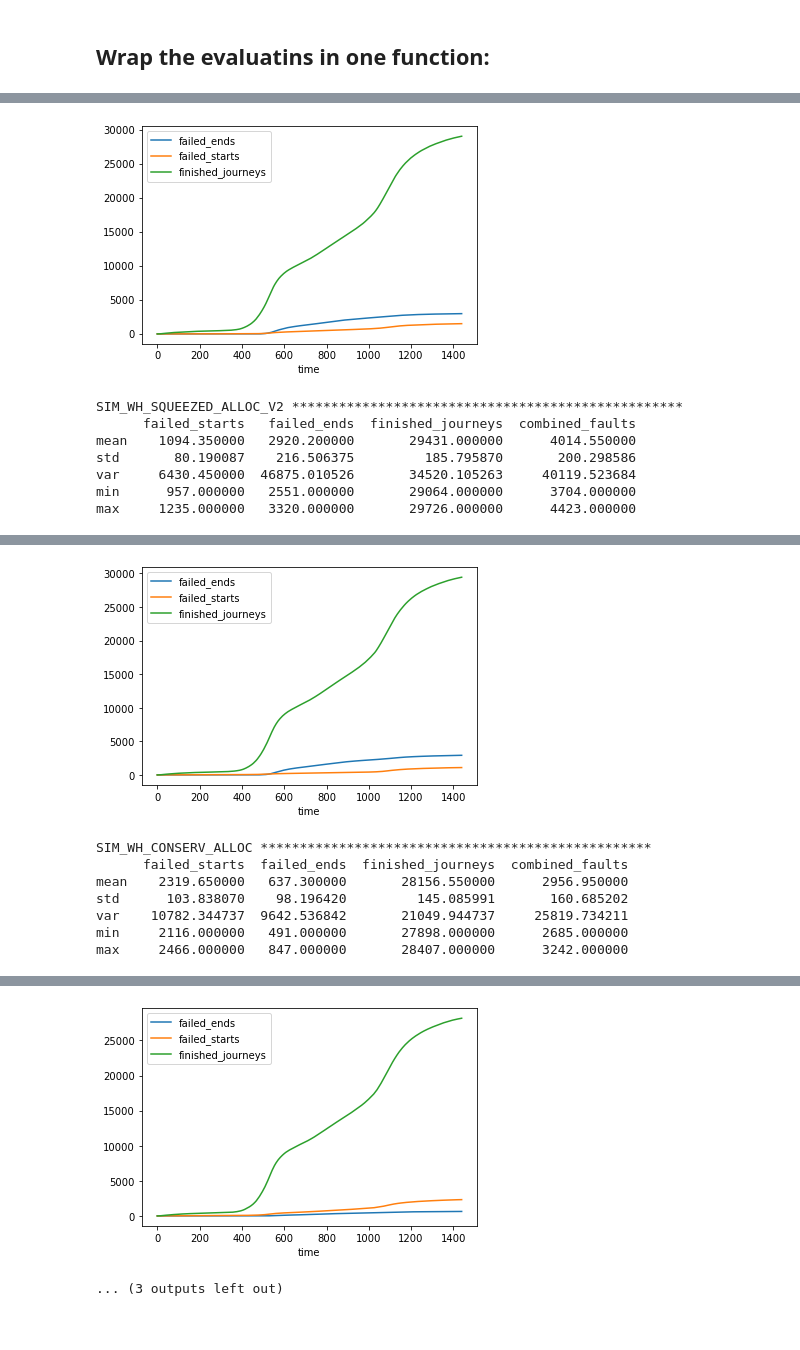
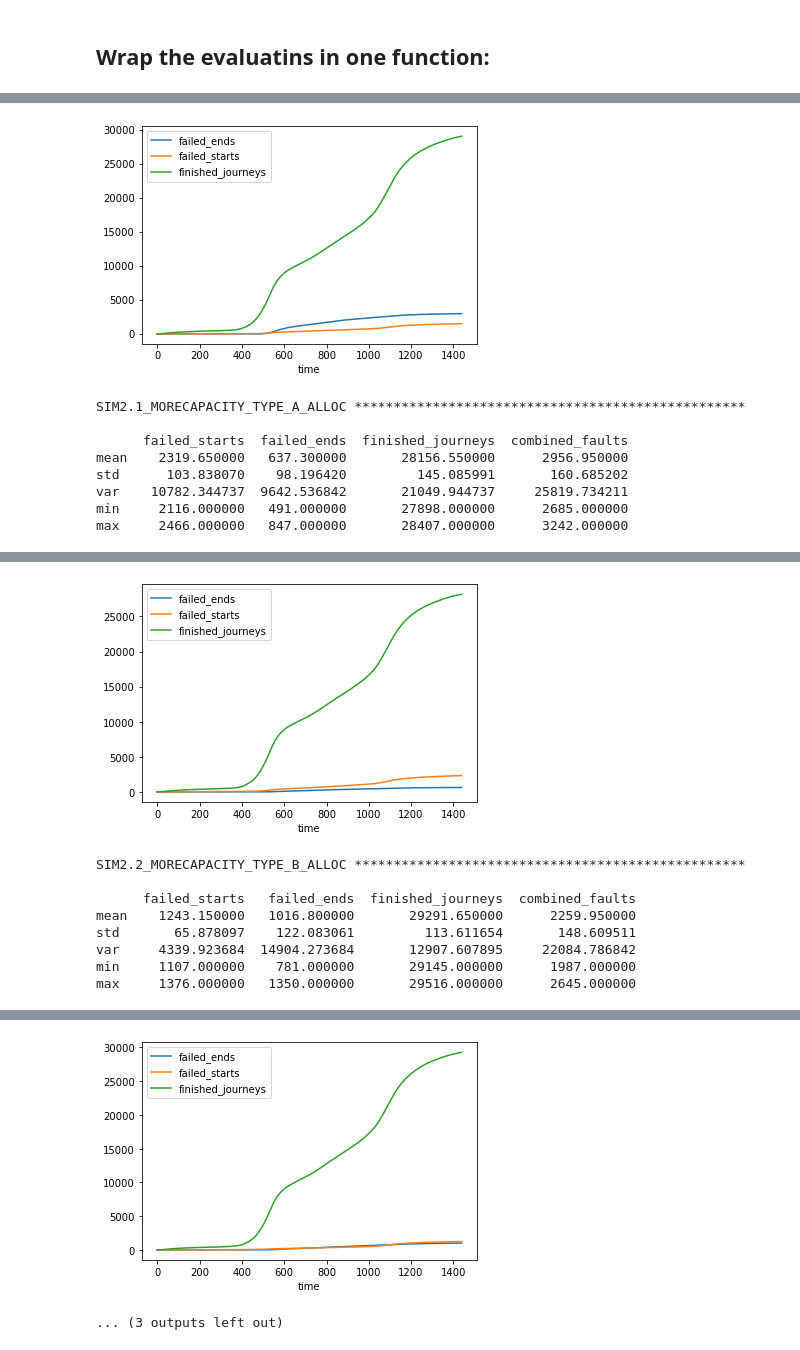
Before and after one commit to Peppers16/tfl_bike_project, a Jupyter notebook: notebooks/Evaluating Results - MSP-22.ipynb, the cells around one changed output, grey strips where cells are left out. Cells and saved outputs as stored; diff of their text form; code cells hidden in the pictures.

```diff
--- a/notebooks/Evaluating Results - MSP-22.ipynb
+++ b/notebooks/Evaluating Results - MSP-22.ipynb
@@ -98,7 +68,8 @@ def plot_st_summ_map(df):
         ,hover_name ='common_name'
         ,size='combined_faults'
         ,color='pct_failed_starts'
-        ,zoom=12
+        ,zoom=11
+        ,color_continuous_scale='cividis'
         #,=0.5
     )
 
@@ -132,6 +103,6 @@ def all_evals(sim_id: str):
     ax2.show()
     plt.show()
 # %%
-for sim_id in ['SIM_BASE_5AM_NO_REBAL', 'SIM_BIG_WAREHOUSE_5AM_NO_REBAL', 'SIM_WH_SQUEEZED_ALLOC_V2', 'SIM_WH_CONSERV_ALLOC', 'SIM_WH_CONSERV_ALLOC_V2']:
+for sim_id in ['SIM0_BASE_5AM_NO_REBAL', 'SIM1_BIG_WAREHOUSE_5AM_NO_REBAL', 'SIM2.1_MORECAPACITY_TYPE_A_ALLOC', 'SIM2.2_MORECAPACITY_TYPE_B_ALLOC', 'SIM3_SQUEEZED_TYPE_C_ALLOC']:
     all_evals(sim_id);
 # %% [output]
@@ -148,27 +121,29 @@ SIM_BIG_WAREHOUSE_5AM_NO_REBAL *************************************************
       failed_starts   failed_ends  finished_journeys  combined_faults
 mean    1506.850000   2980.500000       29063.500000      4487.350000
 std       82.183540    236.071466         164.851289       244.856838
 var     6754.134211  55729.736842       27175.947368     59954.871053
 min     1386.000000   2392.000000       28812.000000      3876.000000
 max     1700.000000   3479.000000       29399.000000      4932.000000
 [interactive output not drawn]
 [figure]
-SIM_WH_SQUEEZED_ALLOC_V2 **************************************************
-      failed_starts   failed_ends  finished_journeys  combined_faults
-mean    1094.350000   2920.200000       29431.000000      4014.550000
-std       80.190087    216.506375         185.795870       200.298586
-var     6430.450000  46875.010526       34520.105263     40119.523684
-min      957.000000   2551.000000       29064.000000      3704.000000
-max     1235.000000   3320.000000       29726.000000      4423.000000
+SIM2.1_MORECAPACITY_TYPE_A_ALLOC **************************************************
+
+      failed_starts  failed_ends  finished_journeys  combined_faults
+mean    2319.650000   637.300000       28156.550000      2956.950000
+std      103.838070    98.196420         145.085991       160.685202
+var    10782.344737  9642.536842       21049.944737     25819.734211
+min     2116.000000   491.000000       27898.000000      2685.000000
+max     2466.000000   847.000000       28407.000000      3242.000000
 [interactive output not drawn]
-[figure, old version]
+[figure, new version]
-SIM_WH_CONSERV_ALLOC **************************************************
-      failed_starts  failed_ends  finished_journeys  combined_faults
-mean    2319.650000   637.300000       28156.550000      2956.950000
-std      103.838070    98.196420         145.085991       160.685202
-var    10782.344737  9642.536842       21049.944737     25819.734211
-min     2116.000000   491.000000       27898.000000      2685.000000
-max     2466.000000   847.000000       28407.000000      3242.000000
+SIM2.2_MORECAPACITY_TYPE_B_ALLOC **************************************************
+
+      failed_starts   failed_ends  finished_journeys  combined_faults
+mean    1243.150000   1016.800000       29291.650000      2259.950000
+std       65.878097    122.083061         113.611654       148.609511
+var     4339.923684  14904.273684       12907.607895     22084.786842
+min     1107.000000    781.000000       29145.000000      1987.000000
+max     1376.000000   1350.000000       29516.000000      2645.000000
 [interactive output not drawn]
-[figure, old version]
+[figure, new version]
 ... (3 outputs left out)
```
Also changed, not shown: parts of 4 cells of this notebook, 8 other files.
